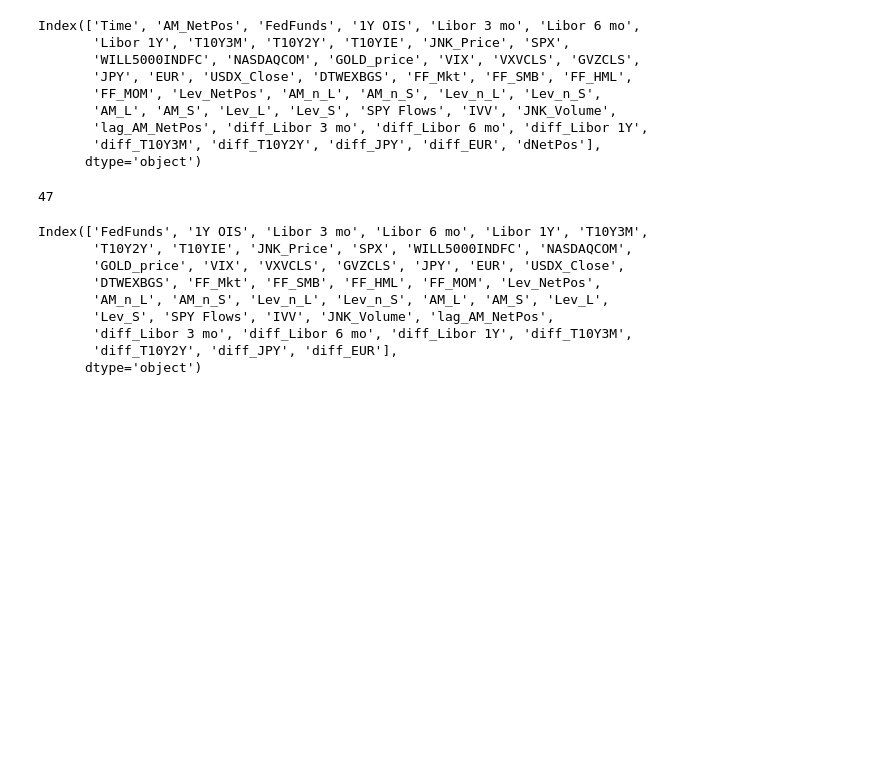
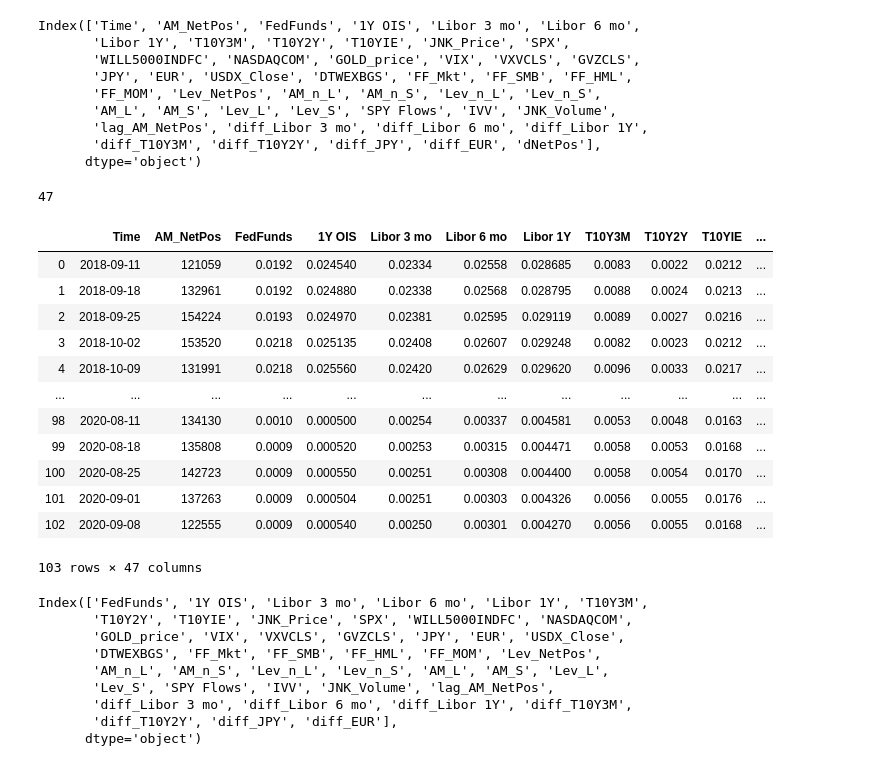
Before and after one commit to sdlwdh/ML-Capstone, a Jupyter notebook: Code/Modeling.ipynb, the cells around one changed output. Cells and saved outputs as stored; diff of their text form; code cells hidden in the pictures; blank space fills up the shorter version.

```diff
--- a/Code/Modeling.ipynb
+++ b/Code/Modeling.ipynb
@@ -303,6 +304,22 @@ p = len(data.columns)
 p
 # %% [output]
 47
+# %%
+test_data
+# %% [output]
+|  | Time | AM_NetPos | FedFunds | 1Y OIS | Libor 3 mo | Libor 6 mo | Libor 1Y | T10Y3M | T10Y2Y | T10YIE | ... |
+| 0 | 2018-09-11 | 121059 | 0.0192 | 0.024540 | 0.02334 | 0.02558 | 0.028685 | 0.0083 | 0.0022 | 0.0212 | ... |
+| 1 | 2018-09-18 | 132961 | 0.0192 | 0.024880 | 0.02338 | 0.02568 | 0.028795 | 0.0088 | 0.0024 | 0.0213 | ... |
+| 2 | 2018-09-25 | 154224 | 0.0193 | 0.024970 | 0.02381 | 0.02595 | 0.029119 | 0.0089 | 0.0027 | 0.0216 | ... |
+| 3 | 2018-10-02 | 153520 | 0.0218 | 0.025135 | 0.02408 | 0.02607 | 0.029248 | 0.0082 | 0.0023 | 0.0212 | ... |
+| 4 | 2018-10-09 | 131991 | 0.0218 | 0.025560 | 0.02420 | 0.02629 | 0.029620 | 0.0096 | 0.0033 | 0.0217 | ... |
+| ... | ... | ... | ... | ... | ... | ... | ... | ... | ... | ... | ... |
+| 98 | 2020-08-11 | 134130 | 0.0010 | 0.000500 | 0.00254 | 0.00337 | 0.004581 | 0.0053 | 0.0048 | 0.0163 | ... |
+| 99 | 2020-08-18 | 135808 | 0.0009 | 0.000520 | 0.00253 | 0.00315 | 0.004471 | 0.0058 | 0.0053 | 0.0168 | ... |
+| 100 | 2020-08-25 | 142723 | 0.0009 | 0.000550 | 0.00251 | 0.00308 | 0.004400 | 0.0058 | 0.0054 | 0.0170 | ... |
+| 101 | 2020-09-01 | 137263 | 0.0009 | 0.000504 | 0.00251 | 0.00303 | 0.004326 | 0.0056 | 0.0055 | 0.0176 | ... |
+| 102 | 2020-09-08 | 122555 | 0.0009 | 0.000540 | 0.00250 | 0.00301 | 0.004270 | 0.0056 | 0.0055 | 0.0168 | ... |
+103 rows × 47 columns
 # %%
 # For training purpose
 time_periods = data['Time']
```
Also changed, not shown: parts of 5 cells of this notebook.
